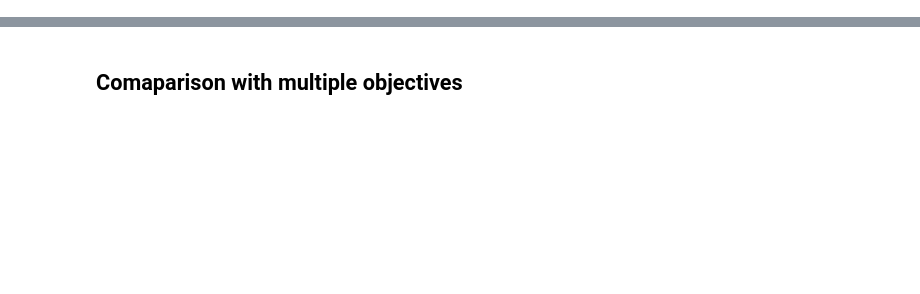
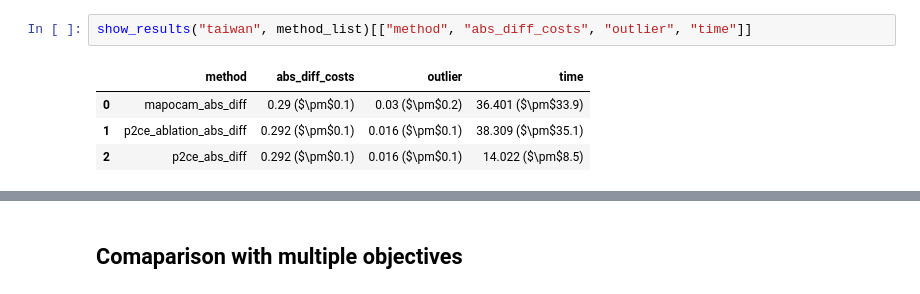
Before and after one commit to hiaac-finance/p2ce, a Jupyter notebook: notebooks/generate_figures.ipynb, the cells around one changed output, grey strips where cells are left out. Cells and saved outputs as stored; diff of their text form; blank space fills up the shorter version.

```diff
--- a/notebooks/generate_figures.ipynb
+++ b/notebooks/generate_figures.ipynb
@@ -109,0 +158,7 @@ def plot_test(results, axs):
+# %%
+show_results("taiwan", method_list)[["method", "abs_diff_costs", "outlier", "time"]]
+# %% [output]
+|  | method | abs_diff_costs | outlier | time |
+| 0 | mapocam_abs_diff | 0.29 ($\pm$0.1) | 0.03 ($\pm$0.2) | 36.401 ($\pm$33.9) |
+| 1 | p2ce_ablation_abs_diff | 0.292 ($\pm$0.1) | 0.016 ($\pm$0.1) | 38.309 ($\pm$35.1) |
+| 2 | p2ce_abs_diff | 0.292 ($\pm$0.1) | 0.016 ($\pm$0.1) | 14.022 ($\pm$8.5) |
```
Also changed, not shown: parts of 36 cells of this notebook.
